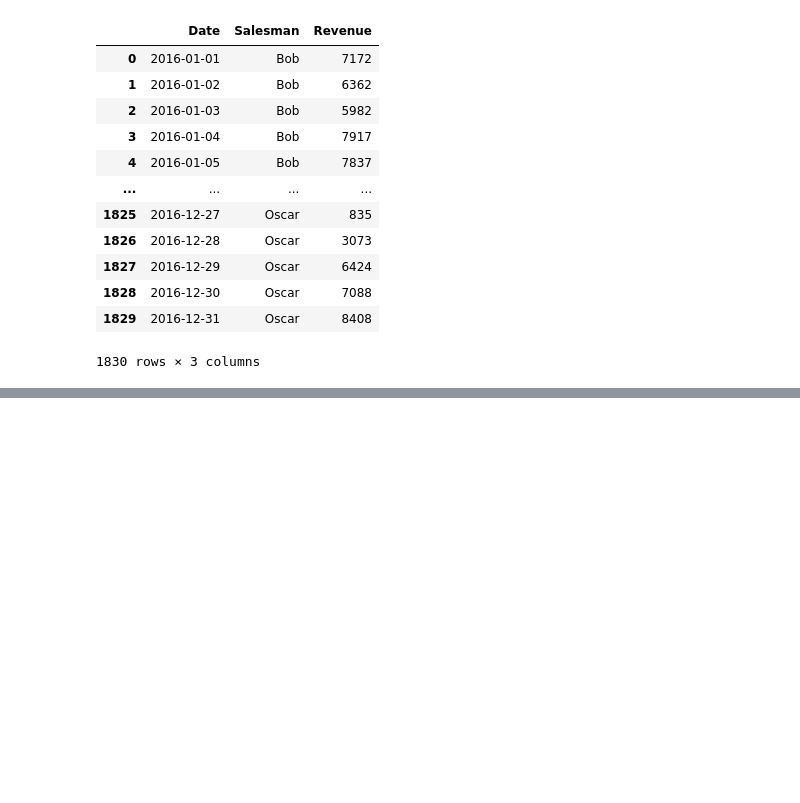
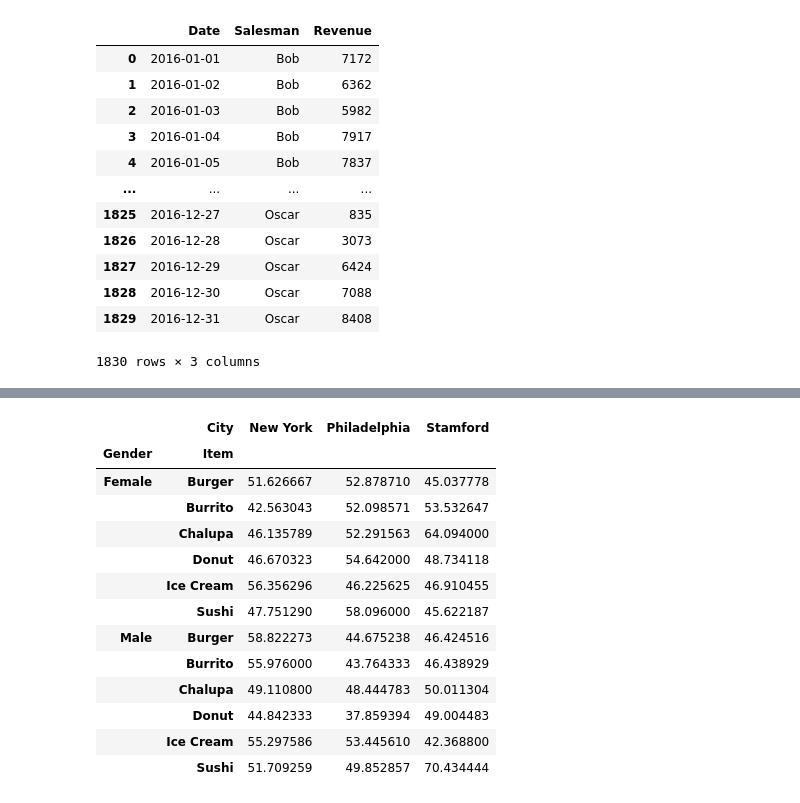
Before and after one commit to vijaybajrot/pandas-training, a Jupyter notebook: 6 MultiIndex.ipynb, the cells around one changed output, grey strips where cells are left out. Cells and saved outputs as stored; diff of their text form; code cells hidden in the pictures; blank space fills up the shorter version.

```diff
--- a/6 MultiIndex.ipynb
+++ b/6 MultiIndex.ipynb
@@ -604,0 +677,17 @@ sales
+# %%
+foods.pivot_table(values='Spend', index=['Gender','Item'], columns='City', aggfunc='mean')
+# %% [output]
+|  | City | New York | Philadelphia | Stamford |
+| Gender | Item |  |  |  |
+| Female | Burger | 51.626667 | 52.878710 | 45.037778 |
+|  | Burrito | 42.563043 | 52.098571 | 53.532647 |
+|  | Chalupa | 46.135789 | 52.291563 | 64.094000 |
+|  | Donut | 46.670323 | 54.642000 | 48.734118 |
+|  | Ice Cream | 56.356296 | 46.225625 | 46.910455 |
+|  | Sushi | 47.751290 | 58.096000 | 45.622187 |
+| Male | Burger | 58.822273 | 44.675238 | 46.424516 |
+|  | Burrito | 55.976000 | 43.764333 | 46.438929 |
+|  | Chalupa | 49.110800 | 48.444783 | 50.011304 |
+|  | Donut | 44.842333 | 37.859394 | 49.004483 |
+|  | Ice Cream | 55.297586 | 53.445610 | 42.368800 |
+|  | Sushi | 51.709259 | 49.852857 | 70.434444 |
```
Also changed, not shown: parts of 10 cells of this notebook, 3 other files.
